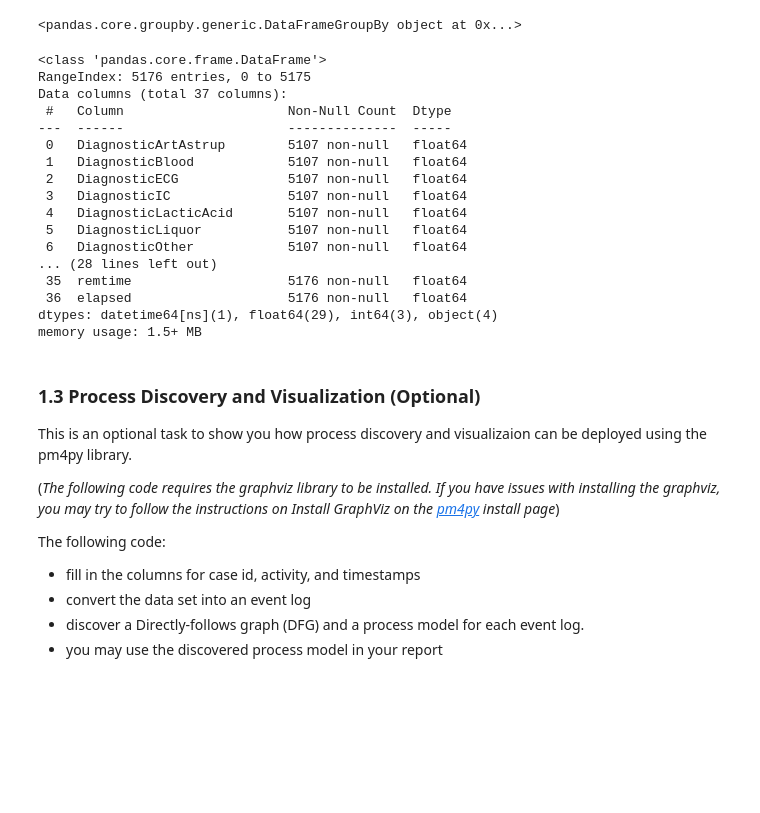
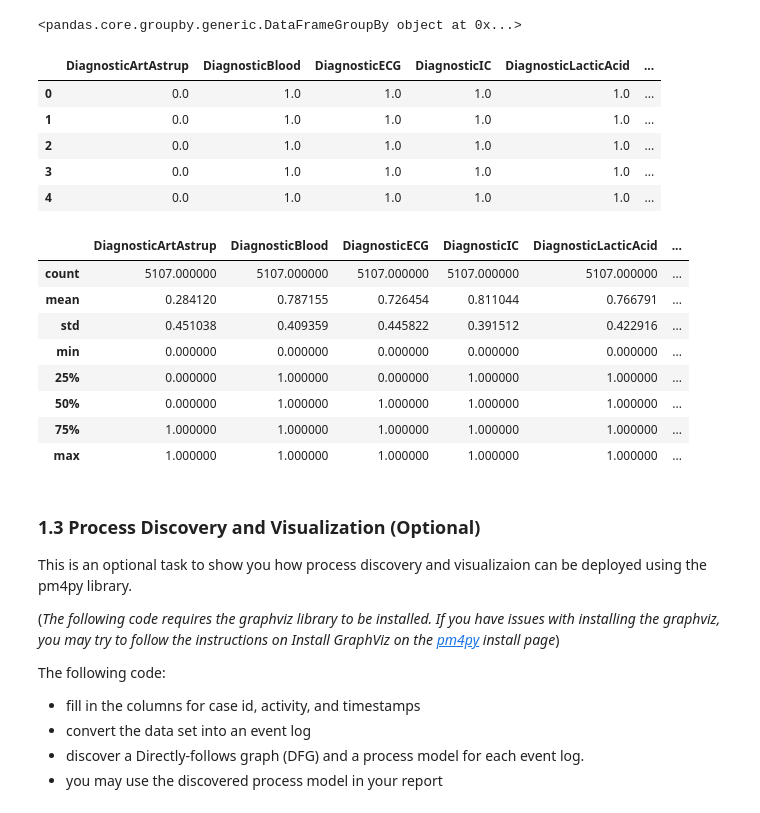
Before and after one commit to MacSuperior/APML-2, a Jupyter notebook: Assignment 2.ipynb, the cells around one changed output. Cells and saved outputs as stored; diff of their text form; code cells hidden in the pictures; blank space fills up the shorter version.

```diff
--- a/Assignment 2.ipynb
+++ b/Assignment 2.ipynb
@@ -157,0 +155,9 @@ df_sorted[["Case ID"]]
+# %%
+df_sorted.head()
+# %% [output]
+|  | DiagnosticArtAstrup | DiagnosticBlood | DiagnosticECG | DiagnosticIC | DiagnosticLacticAcid | ... |
+| 0 | 0.0 | 1.0 | 1.0 | 1.0 | 1.0 | ... |
+| 1 | 0.0 | 1.0 | 1.0 | 1.0 | 1.0 | ... |
+| 2 | 0.0 | 1.0 | 1.0 | 1.0 | 1.0 | ... |
+| 3 | 0.0 | 1.0 | 1.0 | 1.0 | 1.0 | ... |
+| 4 | 0.0 | 1.0 | 1.0 | 1.0 | 1.0 | ... |
@@ -158,20 +177,9 @@ df_sorted[["Case ID"]]
+# %%
+df_analysis['Complete Timestamp'] = encoder.fit_transform(df_analysis['Complete Timestamp'].values.reshape(-1, 1))
+# %%
+scale_cols = ['CRP', 'LacticAcid', 'Leucocytes', 'duration', 'month', 'weekday', 'hour', 'remtime', 'elapsed', 'Complete Timestamp']
+df_analysis[scale_cols] = scaler.fit_transform(df_analysis[scale_cols])
+# %%
+df_analysis.drop(columns=['Diagnose', 'org:group'], inplace=True)
 # %%
-data_sepsis.info()
+df_analysis.info()
-# %% [output]
-<class 'pandas.core.frame.DataFrame'>
-RangeIndex: 5176 entries, 0 to 5175
-Data columns (total 37 columns):
- #   Column                     Non-Null Count  Dtype
----  ------                     --------------  -----
- 0   DiagnosticArtAstrup        5107 non-null   float64
- 1   DiagnosticBlood            5107 non-null   float64
- 2   DiagnosticECG              5107 non-null   float64
- 3   DiagnosticIC               5107 non-null   float64
- 4   DiagnosticLacticAcid       5107 non-null   float64
- 5   DiagnosticLiquor           5107 non-null   float64
- 6   DiagnosticOther            5107 non-null   float64
-... (28 lines left out)
- 35  remtime                    5176 non-null   float64
- 36  elapsed                    5176 non-null   float64
-dtypes: datetime64[ns](1), float64(29), int64(3), object(4)
-memory usage: 1.5+ MB
@@ -182,2 +186,12 @@ scaler = MinMaxScaler()
-# %%
-df_analysis = data_sepsis.copy()
+# %%
+df_analysis.describe()
+# %% [output]
+|  | DiagnosticArtAstrup | DiagnosticBlood | DiagnosticECG | DiagnosticIC | DiagnosticLacticAcid | ... |
+| count | 5107.000000 | 5107.000000 | 5107.000000 | 5107.000000 | 5107.000000 | ... |
+| mean | 0.284120 | 0.787155 | 0.726454 | 0.811044 | 0.766791 | ... |
+| std | 0.451038 | 0.409359 | 0.445822 | 0.391512 | 0.422916 | ... |
+| min | 0.000000 | 0.000000 | 0.000000 | 0.000000 | 0.000000 | ... |
+| 25% | 0.000000 | 1.000000 | 0.000000 | 1.000000 | 1.000000 | ... |
+| 50% | 0.000000 | 1.000000 | 1.000000 | 1.000000 | 1.000000 | ... |
+| 75% | 1.000000 | 1.000000 | 1.000000 | 1.000000 | 1.000000 | ... |
+| max | 1.000000 | 1.000000 | 1.000000 | 1.000000 | 1.000000 | ... |
```
Also changed, not shown: parts of 11 cells of this notebook.
